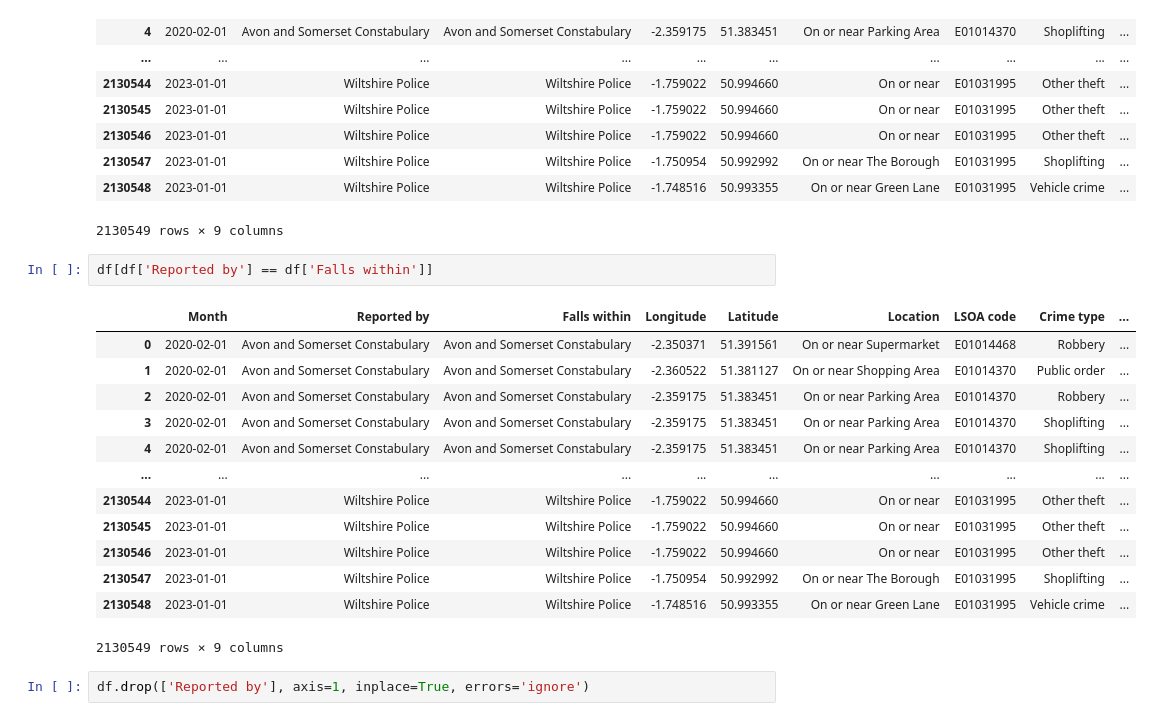
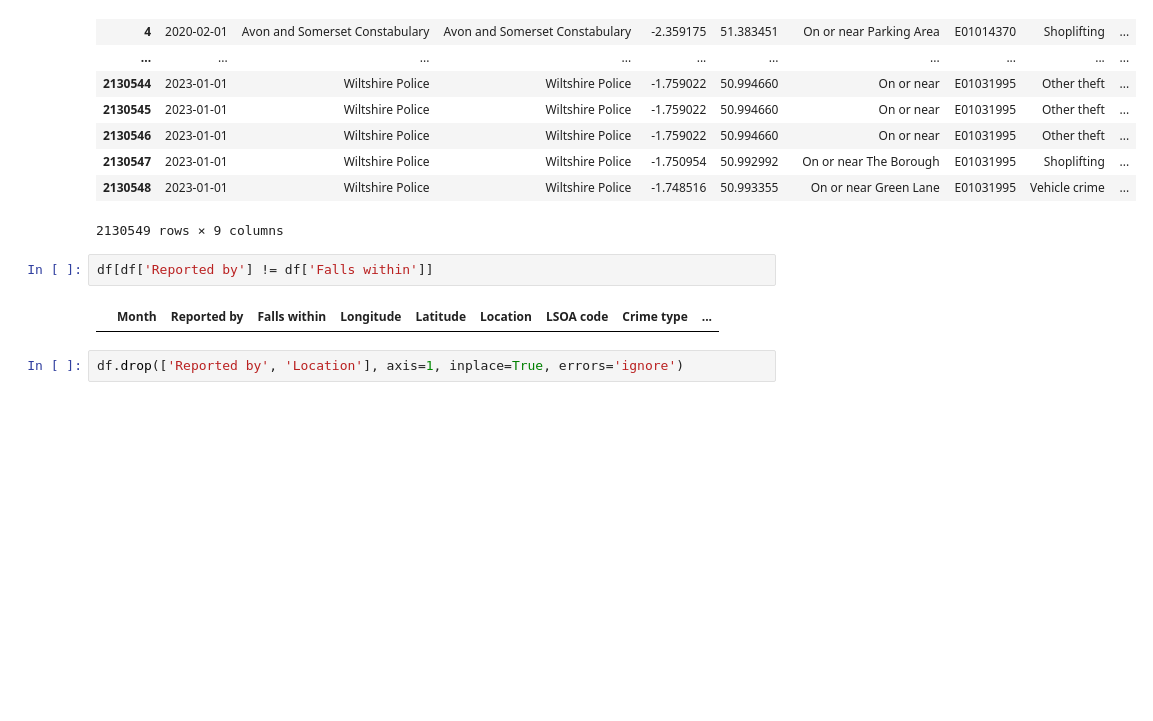
Before and after one commit to saquibmohiuddin/cubed-workshop, a Jupyter notebook: ml_lab.ipynb, the cells around one changed output. Saved outputs shown, nothing was run; the diff lists cells and outputs as text; blank space fills up the shorter version.

```diff
--- a/ml_lab.ipynb
+++ b/ml_lab.ipynb
@@ -96,23 +78,11 @@ df
 | 2130548 | 2023-01-01 | Wiltshire Police | Wiltshire Police | -1.748516 | 50.993355 | On or near Green Lane | E01031995 | Vehicle crime | ... |
 2130549 rows × 9 columns
 # %%
-df[df['Reported by'] == df['Falls within']]
+df[df['Reported by'] != df['Falls within']]
 # %% [output]
 |  | Month | Reported by | Falls within | Longitude | Latitude | Location | LSOA code | Crime type | ... |
-| 0 | 2020-02-01 | Avon and Somerset Constabulary | Avon and Somerset Constabulary | -2.350371 | 51.391561 | On or near Supermarket | E01014468 | Robbery | ... |
-| 1 | 2020-02-01 | Avon and Somerset Constabulary | Avon and Somerset Constabulary | -2.360522 | 51.381127 | On or near Shopping Area | E01014370 | Public order | ... |
-| 2 | 2020-02-01 | Avon and Somerset Constabulary | Avon and Somerset Constabulary | -2.359175 | 51.383451 | On or near Parking Area | E01014370 | Robbery | ... |
-| 3 | 2020-02-01 | Avon and Somerset Constabulary | Avon and Somerset Constabulary | -2.359175 | 51.383451 | On or near Parking Area | E01014370 | Shoplifting | ... |
-| 4 | 2020-02-01 | Avon and Somerset Constabulary | Avon and Somerset Constabulary | -2.359175 | 51.383451 | On or near Parking Area | E01014370 | Shoplifting | ... |
-| ... | ... | ... | ... | ... | ... | ... | ... | ... | ... |
-| 2130544 | 2023-01-01 | Wiltshire Police | Wiltshire Police | -1.759022 | 50.994660 | On or near | E01031995 | Other theft | ... |
-| 2130545 | 2023-01-01 | Wiltshire Police | Wiltshire Police | -1.759022 | 50.994660 | On or near | E01031995 | Other theft | ... |
-| 2130546 | 2023-01-01 | Wiltshire Police | Wiltshire Police | -1.759022 | 50.994660 | On or near | E01031995 | Other theft | ... |
-| 2130547 | 2023-01-01 | Wiltshire Police | Wiltshire Police | -1.750954 | 50.992992 | On or near The Borough | E01031995 | Shoplifting | ... |
-| 2130548 | 2023-01-01 | Wiltshire Police | Wiltshire Police | -1.748516 | 50.993355 | On or near Green Lane | E01031995 | Vehicle crime | ... |
-2130549 rows × 9 columns
 # %%
-df.drop(['Reported by'], axis=1, inplace=True, errors='ignore')
+df.drop(['Reported by', 'Location'], axis=1, inplace=True, errors='ignore')
 # %%
 df
 # %% [output]
```
Also changed, not shown: parts of 31 cells of this notebook, 3 other files.
